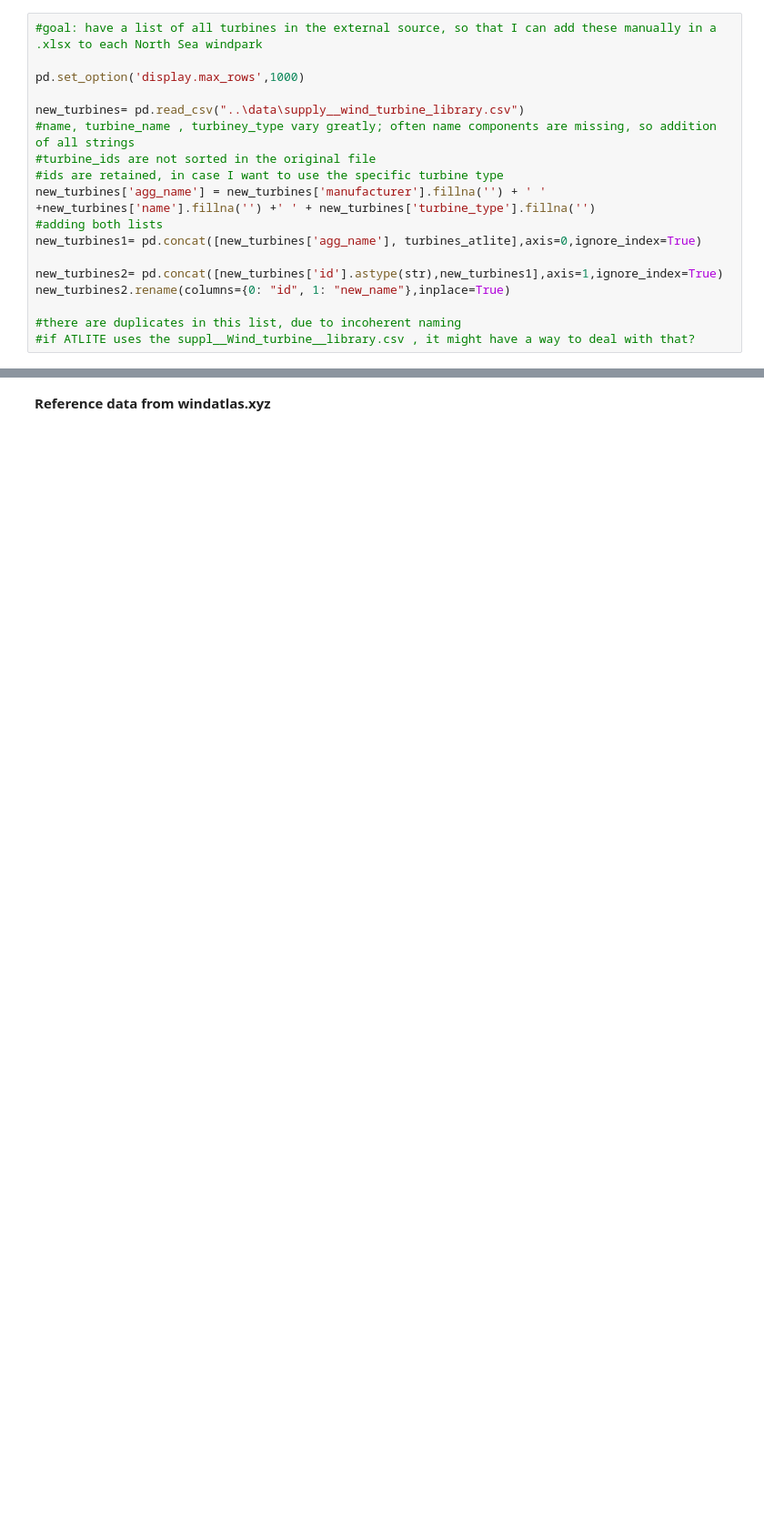
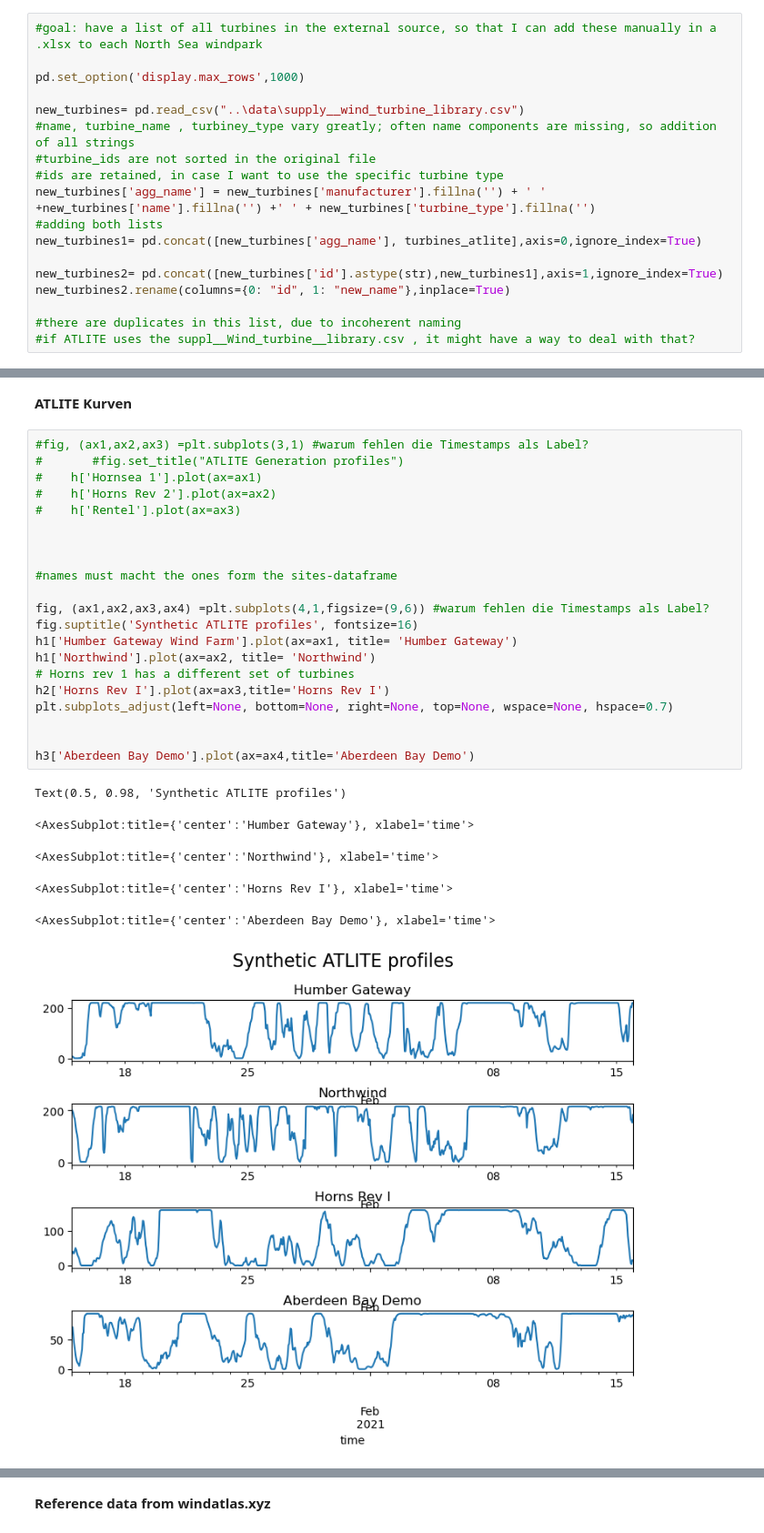
Before and after one commit to chr-mar/oweg-int-NSR, a Jupyter notebook: scripts/validation141222.ipynb, the cells around one changed output, grey strips where cells are left out. Shown at 91% size. Saved outputs shown, nothing was run; the diff lists cells and outputs as text; blank space fills up the shorter version.

```diff
--- a/scripts/validation141222.ipynb
+++ b/scripts/validation141222.ipynb
@@ -565,0 +753,30 @@ RuntimeError: Provided information corresponds to 6 turbines, use `id` for an un
+# %% [markdown]
+**ATLITE Kurven**
+# %%
+#fig, (ax1,ax2,ax3) =plt.subplots(3,1) #warum fehlen die Timestamps als Label?
+#       #fig.set_title("ATLITE Generation profiles")
+#    h['Hornsea 1'].plot(ax=ax1)
+#    h['Horns Rev 2'].plot(ax=ax2)
+#    h['Rentel'].plot(ax=ax3)
+
+
+
+#names must macht the ones form the sites-dataframe
+
+fig, (ax1,ax2,ax3,ax4) =plt.subplots(4,1,figsize=(9,6)) #warum fehlen die Timestamps als Label?
+fig.suptitle('Synthetic ATLITE profiles', fontsize=16)
+h1['Humber Gateway Wind Farm'].plot(ax=ax1, title= 'Humber Gateway')
+h1['Northwind'].plot(ax=ax2, title= 'Northwind')
+# Horns rev 1 has a different set of turbines
+h2['Horns Rev I'].plot(ax=ax3,title='Horns Rev I')
+plt.subplots_adjust(left=None, bottom=None, right=None, top=None, wspace=None, hspace=0.7)
+
+
+h3['Aberdeen Bay Demo'].plot(ax=ax4,title='Aberdeen Bay Demo')
+# %% [output]
+Text(0.5, 0.98, 'Synthetic ATLITE profiles')
+<AxesSubplot:title={'center':'Humber Gateway'}, xlabel='time'>
+<AxesSubplot:title={'center':'Northwind'}, xlabel='time'>
+<AxesSubplot:title={'center':'Horns Rev I'}, xlabel='time'>
+<AxesSubplot:title={'center':'Aberdeen Bay Demo'}, xlabel='time'>
+[figure, added]
```
Also changed, not shown: parts of 28 cells of this notebook.
